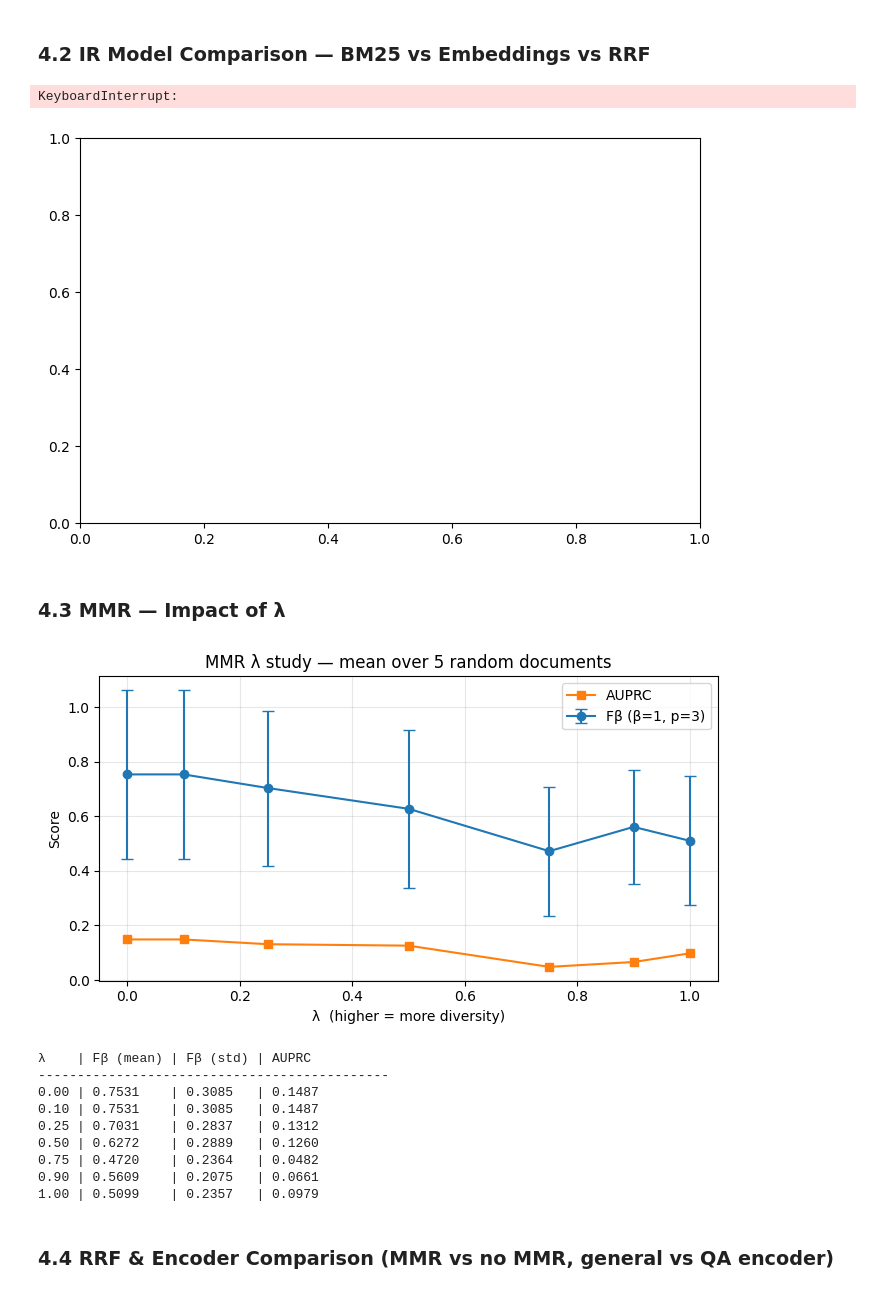
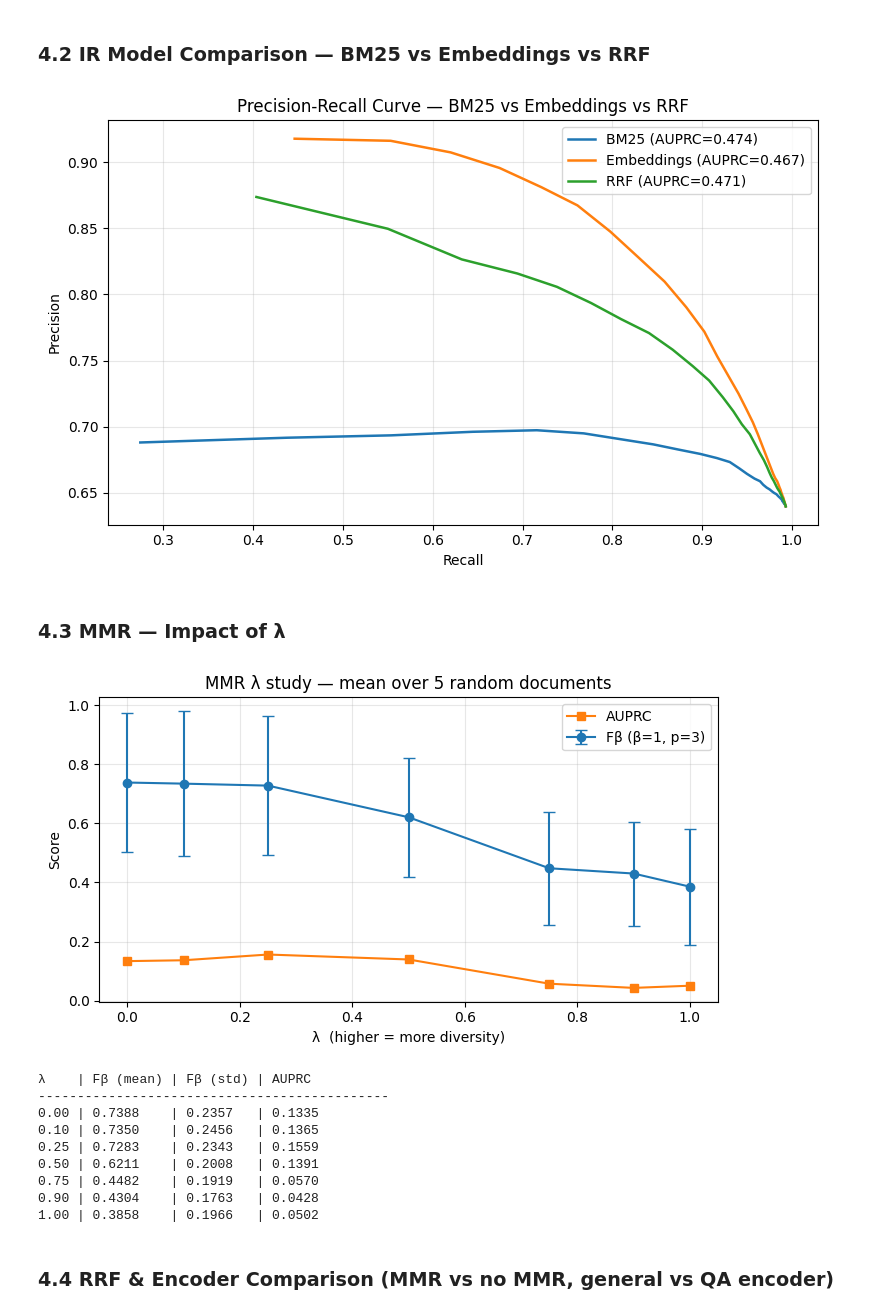
Before and after one commit to Miguel-G-Soares/PRI_proj1, a Jupyter notebook: main_merged.ipynb, the cells around one changed output. Saved outputs shown, nothing was run; the diff lists cells and outputs as text; code cells hidden in the pictures.

```diff
--- a/main_merged.ipynb
+++ b/main_merged.ipynb
@@ -890,0 +888,14 @@ KeyboardInterrupt:
+# %%
+# ── Quick comparison ──────────────────────────────────────────────────────────
+ex_id  = list(all_gen_summaries.keys())[0]
+ex_doc = next(d for d in D if d["doc_id"] == ex_id)
+
+print(f"\n--- Document: {ex_id} ---")
+print("\nEXTRACTIVE (RRF+MMR):")
+for pos, score in all_summaries.get(ex_id, []):
+    print(f"  {ex_doc['sentences'][pos]}")
+
+for model_key in model_list:
+    for prompt in ["a","b"]:
+        print(f"\nGENERATIVE ({model_key}):")
+        print(f"  {all_gen_summaries[ex_id][model_key].get(prompt, ['N/A'])}")
@@ -928,16 +958,9 @@ for cat in categories:
         if doc_id in generative_summaries:
             print(f"\nGENERATIVO:")
             for model_key, summary in generative_summaries[doc_id].items():
-                if isinstance(summary, list) and len(summary) > 0:
-                    if isinstance(summary[0], str):
-                        text = summary[0]
-                    elif isinstance(summary[0], tuple):
-                        text = " ".join(doc["sentences"][pos] for pos, score in summary)
-                    else:
-                        text = str(summary[0])
-                else:
-                    text = str(summary)
-                print(f"  [{model_key}] {text[:200]}")
+                text = str(summary)
+                text = "\n".join([x for x in summary.values()])
+                print(f"  [{model_key}]\n{text[:]}")
 
         print()
 # %% [output]
@@ -1207,45 +1230,49 @@ Sample: 20 docs — {'business': 4, 'entertainment': 4, 'politics': 4, 'sport':
 ### 4.2 IR Model Comparison — BM25 vs Embeddings vs RRF
 # %%
 # Uses D[:100] for speed — replace with full D for final submission
-sample_docs_100 = D[:100]
+categories = ["business", "entertainment", "politics", "sport", "tech"]
+
+#for cat in categories:
+    # 4 documentos da categoria
+#    sample_docs_100 = [d for d in D if d["category"] == cat][:50]
+sample_docs_100 = D
 
 configs_pr = {
     "BM25":        {"method": "bm25",       "enc_key": "minilm_general"},
     "Embeddings":  {"method": "embeddings", "enc_key": "minilm_general"},
     "RRF":         {"method": "rrf",        "enc_key": "minilm_general"},
 }
 
 fig, ax = plt.subplots(figsize=(8, 5))
 for label, cfg in configs_pr.items():
     S_full = {}
     for doc in sample_docs_100:
         if cfg["method"] == "rrf":
             s_bm25 = get_sentence_scores(doc, D, I, method="bm25",       enc_key=cfg["enc_key"])
             s_emb  = get_sentence_scores(doc, D, I, method="embeddings",  enc_key=cfg["enc_key"])
             scores = rrf_fusion([s_bm25, s_emb])
         else:
             scores = get_sentence_scores(doc, D, I, method=cfg["method"], enc_key=cfg["enc_key"])
         S_full[doc["doc_id"]] = [(i, float(scores[i])) for i in range(len(scores))]
 
     res = evaluation(S_full, Rset_all, sample_docs_100, I, eval_args)
     ax.plot(res["avg_recall_curve"], res["avg_precision_curve"],
             lw=1.8, label=f"{label} (AUPRC={res['auprc_mean']:.3f})")
 
 ax.set_xlabel("Recall"); ax.set_ylabel("Precision")
 ax.set_title("Precision-Recall Curve — BM25 vs Embeddings vs RRF")
 ax.legend(); ax.grid(alpha=0.3)
 plt.tight_layout()
 plt.savefig("pr_curve_comparison.png", dpi=120)
 plt.show()
 # %% [output]
-KeyboardInterrupt:
-[figure, old version]
+[figure, new version]
 # %% [markdown]
 ### 4.3 MMR — Impact of λ
 # %%
 import random
 random.seed(42)
-random_docs = random.sample(D, 5)
+random_docs = random.sample(D, 50)
 
 lambdas            = [0.0, 0.1, 0.25, 0.5, 0.75, 0.9, 1.0]
 lambda_results_avg = {lam: {"f_beta": [], "auprc": []} for lam in lambdas}
@@ -1280,16 +1307,16 @@ for lam in lambdas:
     au_m = np.mean(lambda_results_avg[lam]["auprc"])
     print(f"{lam:.2f} | {fb_m:.4f}    | {fb_s:.4f}   | {au_m:.4f}")
 # %% [output]
-[figure, old version]
+[figure, new version]
 λ    | Fβ (mean) | Fβ (std) | AUPRC
 ---------------------------------------------
-0.00 | 0.7531    | 0.3085   | 0.1487
-0.10 | 0.7531    | 0.3085   | 0.1487
-0.25 | 0.7031    | 0.2837   | 0.1312
-0.50 | 0.6272    | 0.2889   | 0.1260
-0.75 | 0.4720    | 0.2364   | 0.0482
-0.90 | 0.5609    | 0.2075   | 0.0661
-1.00 | 0.5099    | 0.2357   | 0.0979
+0.00 | 0.7388    | 0.2357   | 0.1335
+0.10 | 0.7350    | 0.2456   | 0.1365
+0.25 | 0.7283    | 0.2343   | 0.1559
+0.50 | 0.6211    | 0.2008   | 0.1391
+0.75 | 0.4482    | 0.1919   | 0.0570
+0.90 | 0.4304    | 0.1763   | 0.0428
+1.00 | 0.3858    | 0.1966   | 0.0502
 # %% [markdown]
 ### 4.4 RRF & Encoder Comparison (MMR vs no MMR, general vs QA encoder)
 # %%
```
Also changed, not shown: parts of 12 cells of this notebook, 4 other files.
